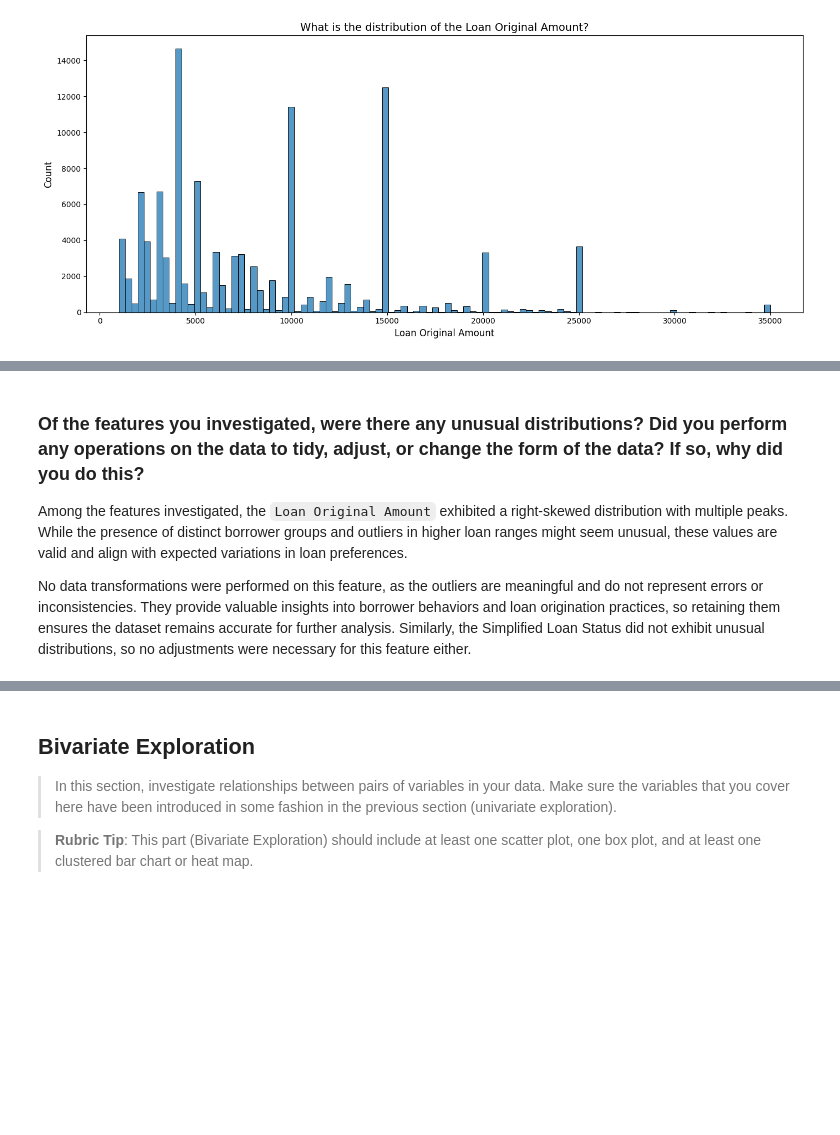
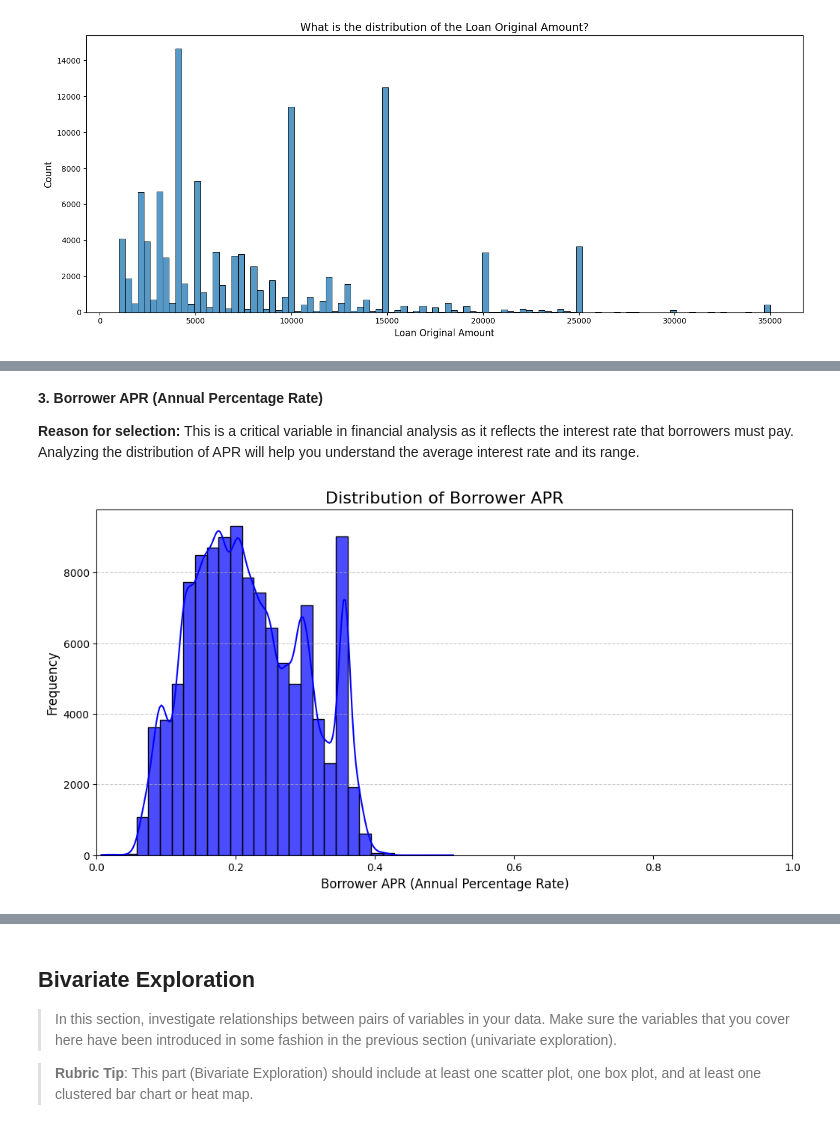
Before and after one commit to hothaodn/DataAnalystPj3, a Jupyter notebook: Part_I_exploration_template.ipynb, the cells around one changed output, grey strips where cells are left out. Drawn from its saved outputs; the diff is of its cells as text; code cells hidden in the pictures; blank space fills up the shorter version.

```diff
--- a/Part_I_exploration_template.ipynb
+++ b/Part_I_exploration_template.ipynb
@@ -257,8 +257,24 @@ plt.show()
 
 The distribution of the `Loan Original Amount` is right-skewed, with most loans concentrated in smaller amounts below $10,000. The histogram reveals multiple peaks, indicating distinct groups of borrowers with varying loan preferences. There are noticeable gaps between certain loan ranges, suggesting specific tiers or thresholds in loan origination practices. Outliers in the higher ranges (above $25,000) are valid values but occur less frequently. No transformations are necessary, as these outliers represent realistic loan amounts.
-# %% [markdown]
-### Of the features you investigated, were there any unusual distributions? Did you perform any operations on the data to tidy, adjust, or change the form of the data? If so, why did you do this?
-
-Among the features investigated, the `Loan Original Amount` exhibited a right-skewed distribution with multiple peaks. While the presence of distinct borrower groups and outliers in higher loan ranges might seem unusual, these values are valid and align with expected variations in loan preferences.
-
-No data transformations were performed on this feature, as the outliers are meaningful and do not represent errors or inconsistencies. They provide valuable insights into borrower behaviors and loan origination practices, so retaining them ensures the dataset remains accurate for further analysis. Similarly, the Simplified Loan Status did not exhibit unusual distributions, so no adjustments were necessary for this feature either.
+# %% [markdown]
+**3. Borrower APR (Annual Percentage Rate)**
+
+**Reason for selection:** This is a critical variable in financial analysis as it reflects the interest rate that borrowers must pay. Analyzing the distribution of APR will help you understand the average interest rate and its range.
+# %%
+plt.figure(figsize=(12, 6))
+
+# Create an APR distribution plot
+sns.histplot(data=loan_efficiency_df, x='BorrowerAPR', bins=30, kde=True, color='blue', alpha=0.7)
+
+# Set title and labels
+plt.title('Distribution of Borrower APR', fontsize=16)
+plt.xlabel('Borrower APR (Annual Percentage Rate)', fontsize=12)
+plt.ylabel('Frequency', fontsize=12)
+
+# Set limits if needed, for example to check for outliers
+plt.xlim(0, 1) # APR is usually in the range 0-1 (equivalent to 0%-100%)
+
+plt.grid(axis='y', linestyle='--', alpha=0.7)
+plt.show()
+# %% [output]
+[figure, added]
```
Also changed, not shown: parts of 16 cells of this notebook, 1 other file.
